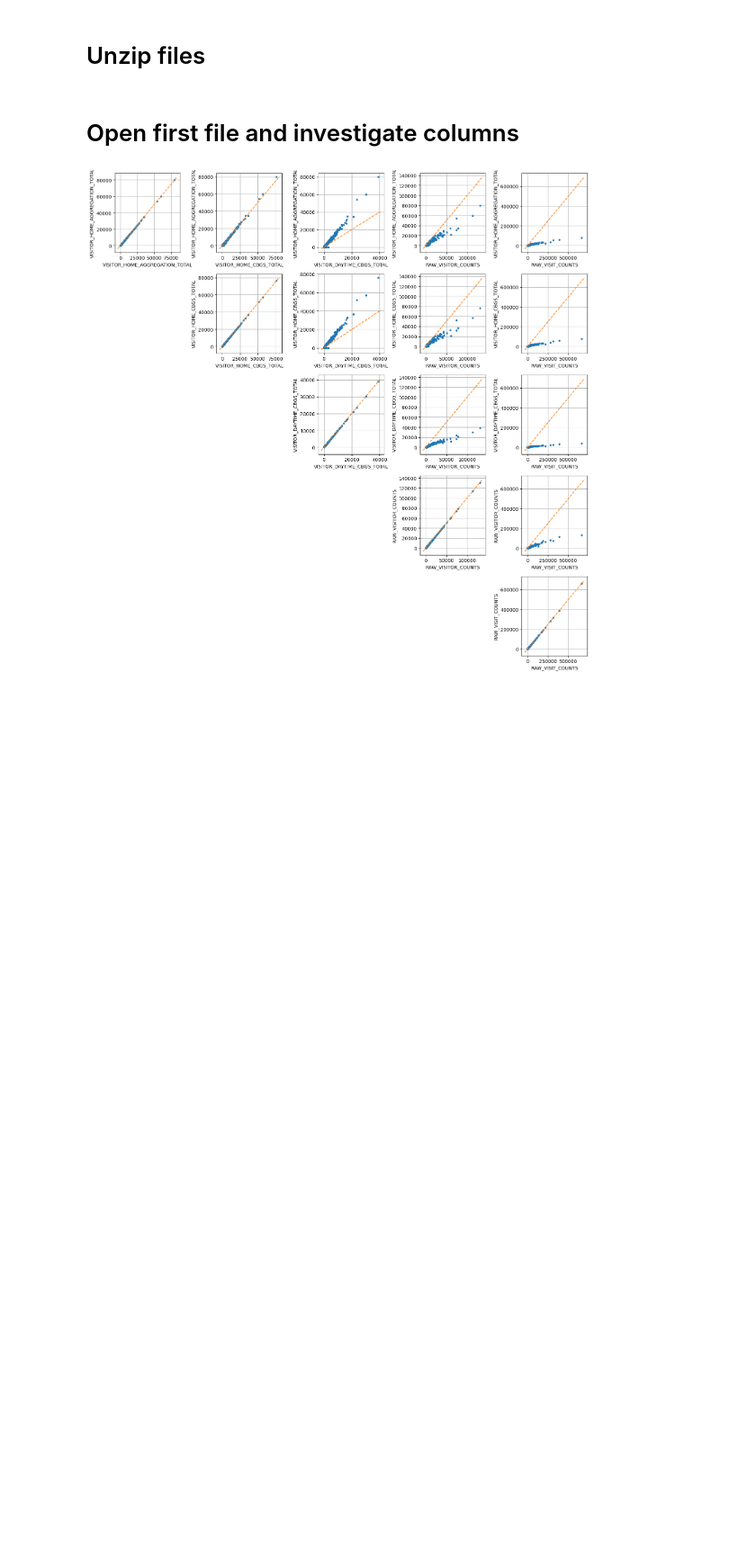
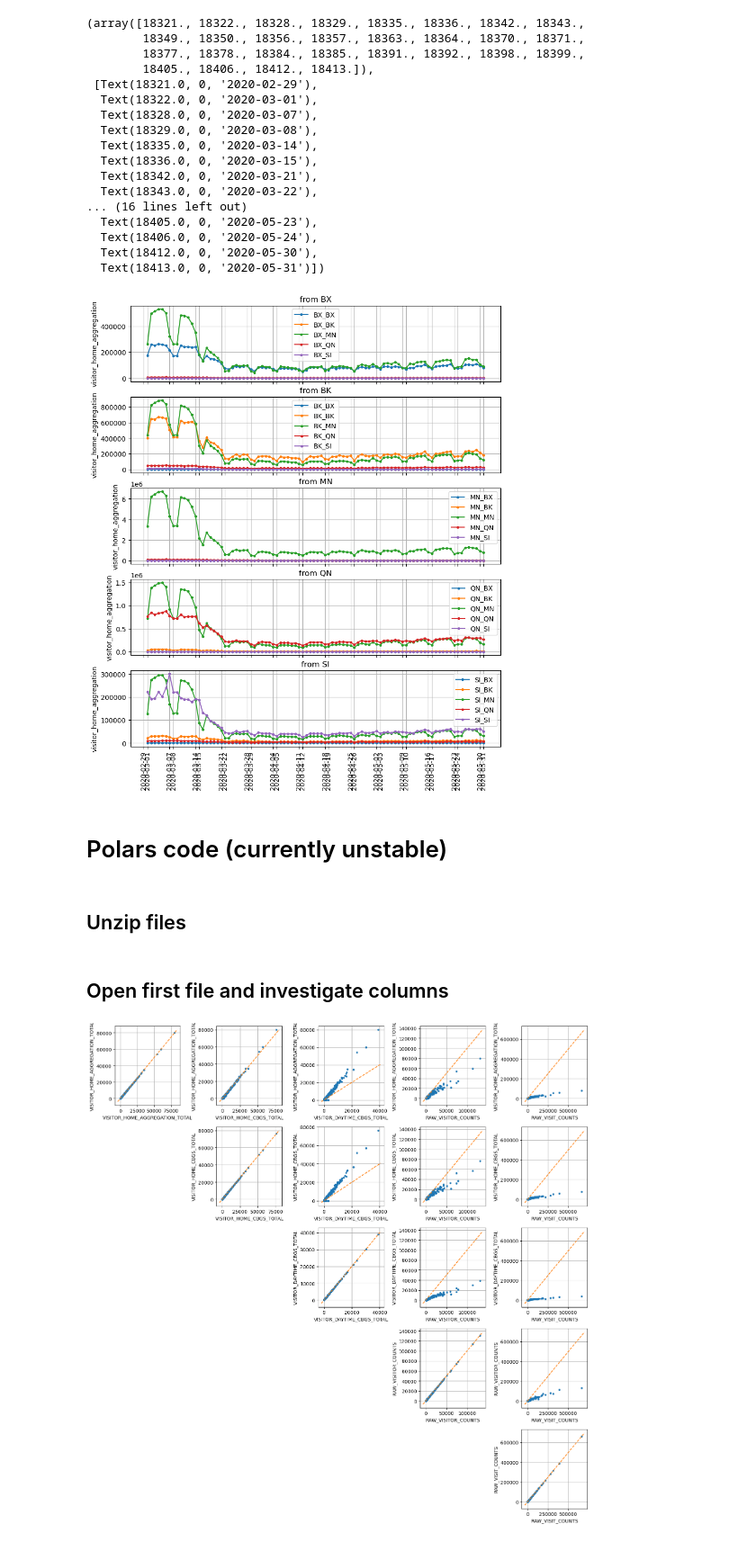
Before and after one commit to hwunrow/cgnn, a Jupyter notebook: src/process_safegraph.ipynb, the cells around one changed output. Shown at 90% size. Drawn from its saved outputs; the diff is of its cells as text; code cells hidden in the pictures; blank space fills up the shorter version.

```diff
--- a/src/process_safegraph.ipynb
+++ b/src/process_safegraph.ipynb
@@ -0,0 +215,8 @@
+# %%
+visit_day_cols = [col for col in nyc_df.columns if 'DAY' in col]
+
+def normalize_days(x):
+    x[visit_day_cols] = x['visitor_home_aggregation'] * x[visit_day_cols] / x[visit_day_cols].sum()
+    return x
+
+nyc_daily_df = nyc_daily_df.apply(normalize_days, axis=1)
@@ -0,0 +270,12 @@
+# %%
+nyc_daily_df = pd.wide_to_long(nyc_daily_df, 'VISITS_DAY_', i=['DATE_RANGE_START', 'DATE_RANGE_END', 'COUNTY_ORIG', 'COUNTY_DEST'], j='day').reset_index()
+# %%
+nyc_daily_df.drop(nyc_daily_df.loc[(nyc_daily_df.DATE_RANGE_START == '2020-04-01') & (nyc_daily_df.day == 30)].index, inplace=True)
+# %%
+import datetime
+
+def create_day(x):
+    x['day'] = datetime.timedelta(x['day']) + x['DATE_RANGE_START']
+    return x
+
+nyc_daily_df = nyc_daily_df.apply(create_day, axis=1)
@@ -1,3 +291,42 @@
+# %%
+from matplotlib.dates import MO, TU, WE, TH, FR, SA, SU
+
+fig, ax = plt.subplots(5, figsize=(10,12), sharex=True)
+
+for i, o in enumerate(nyc_daily_df["orig"].unique()):
+    paths = nyc_daily_df.loc[nyc_daily_df.orig == o, "path"].unique()
+    for path in paths:
+        ax[i].plot(
+            nyc_daily_df.loc[nyc_daily_df['path'] == path, 'day'],
+            nyc_daily_df.loc[nyc_daily_df['path'] == path, 'VISITS_DAY_'].values, '.-', label=path)
+    ax[i].set_title(f"from {o}")
+    ax[i].set_ylabel(r'visitor_home_aggregation')
+    ax[i].grid()
+    ax[i].legend()
+    ax[i].xaxis.set_major_locator(mdates.WeekdayLocator(byweekday=[SA, SU]))
+
+plt.xticks(rotation=90)
+# %% [output]
+(array([18321., 18322., 18328., 18329., 18335., 18336., 18342., 18343.,
+        18349., 18350., 18356., 18357., 18363., 18364., 18370., 18371.,
+        18377., 18378., 18384., 18385., 18391., 18392., 18398., 18399.,
+        18405., 18406., 18412., 18413.]),
+ [Text(18321.0, 0, '2020-02-29'),
+  Text(18322.0, 0, '2020-03-01'),
+  Text(18328.0, 0, '2020-03-07'),
+  Text(18329.0, 0, '2020-03-08'),
+  Text(18335.0, 0, '2020-03-14'),
+  Text(18336.0, 0, '2020-03-15'),
+  Text(18342.0, 0, '2020-03-21'),
+  Text(18343.0, 0, '2020-03-22'),
+... (16 lines left out)
+  Text(18405.0, 0, '2020-05-23'),
+  Text(18406.0, 0, '2020-05-24'),
+  Text(18412.0, 0, '2020-05-30'),
+  Text(18413.0, 0, '2020-05-31')])
+[figure, added]
+# %% [markdown]
+# Polars code (currently unstable)
 # %%
 import pandas as pd
 import numpy as np
@@ -12,7 +341,7 @@ import polars as pl
 import matplotlib.pyplot as plt
 import itertools
 # %% [markdown]
-# Unzip files
+## Unzip files
 # %%
 # dir_name = "/Users/hwunrow/Documents/GitHub/e6691-2024spring-project-cgnn-nhw2114/data/raw/safegraph/"
 
@@ -28,7 +357,7 @@ import itertools
 
 # gz_extract(dir_name)
 # %% [markdown]
-# Open first file and investigate columns
+## Open first file and investigate columns
 # %%
 # def combine_batch_csv(dir):
 #     """Combines Safegraph dataframes into one
```
Also changed, not shown: parts of 25 cells of this notebook, 1 other file.
